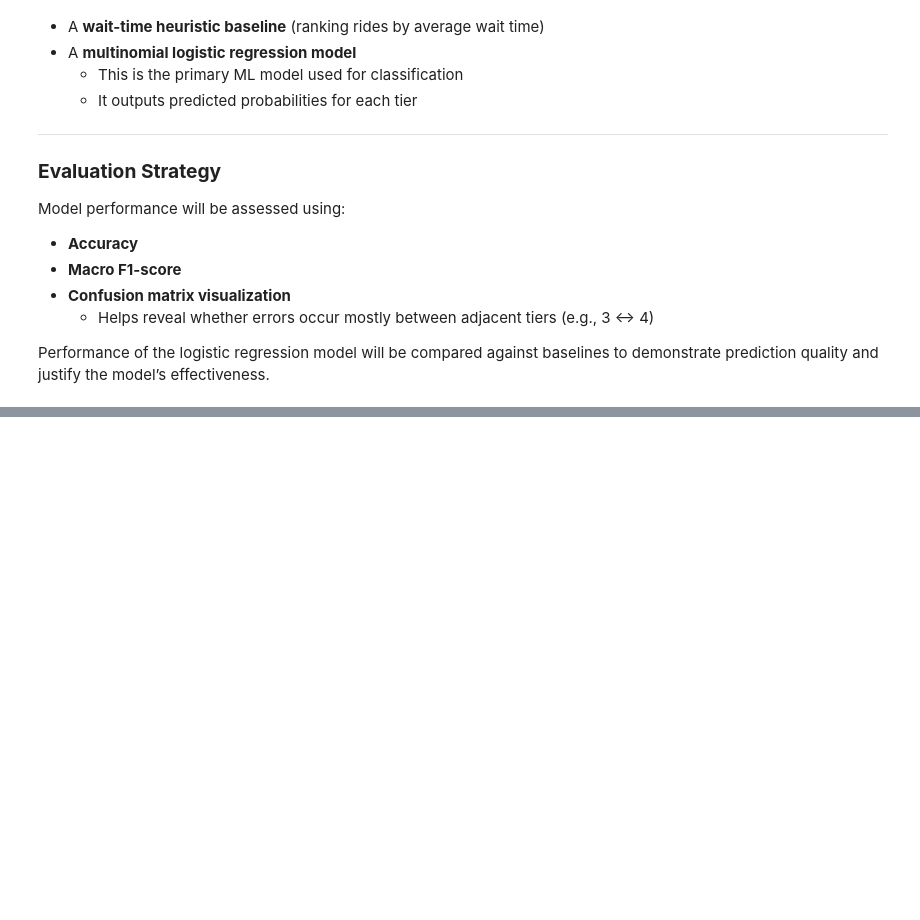
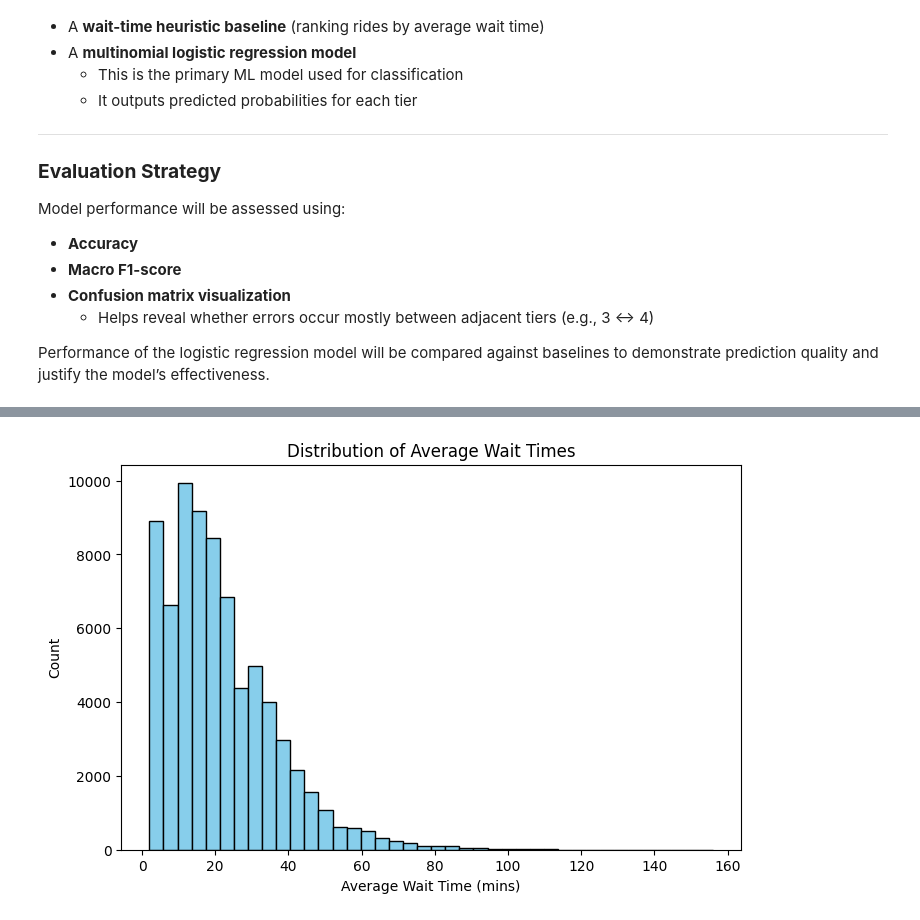
Before and after one commit to kylele3221/CSE158FinalProject, a Jupyter notebook: workbook.ipynb, the cells around one changed output, grey strips where cells are left out. Saved outputs shown, nothing was run; the diff lists cells and outputs as text; code cells hidden in the pictures; blank space fills up the shorter version.

```diff
--- a/workbook.ipynb
+++ b/workbook.ipynb
@@ -133,0 +139,5 @@ These aggregated features form the input matrix **X**, and the tier labels form
+# %%
+import pandas as pd
+
+df = pd.read_csv("wait_times_2015_2025_disney.csv")
+df.head()
@@ -133,0 +234,2 @@ These aggregated features form the input matrix **X**, and the tier labels form
+# %%
+df_clean = df[df["Max Wait Time (mins)"] <= 200].copy()
@@ -133,0 +409,11 @@ These aggregated features form the input matrix **X**, and the tier labels form
+# %%
+import matplotlib.pyplot as plt
+
+plt.figure(figsize=(8,5))
+plt.hist(rides_df["Average Wait Time (mins)"], bins=40, color="skyblue", edgecolor="black")
+plt.title("Distribution of Average Wait Times")
+plt.xlabel("Average Wait Time (mins)")
+plt.ylabel("Count")
+plt.show()
+# %% [output]
+[figure, added]
```
Also changed, not shown: parts of 39 cells of this notebook, 3 other files.
